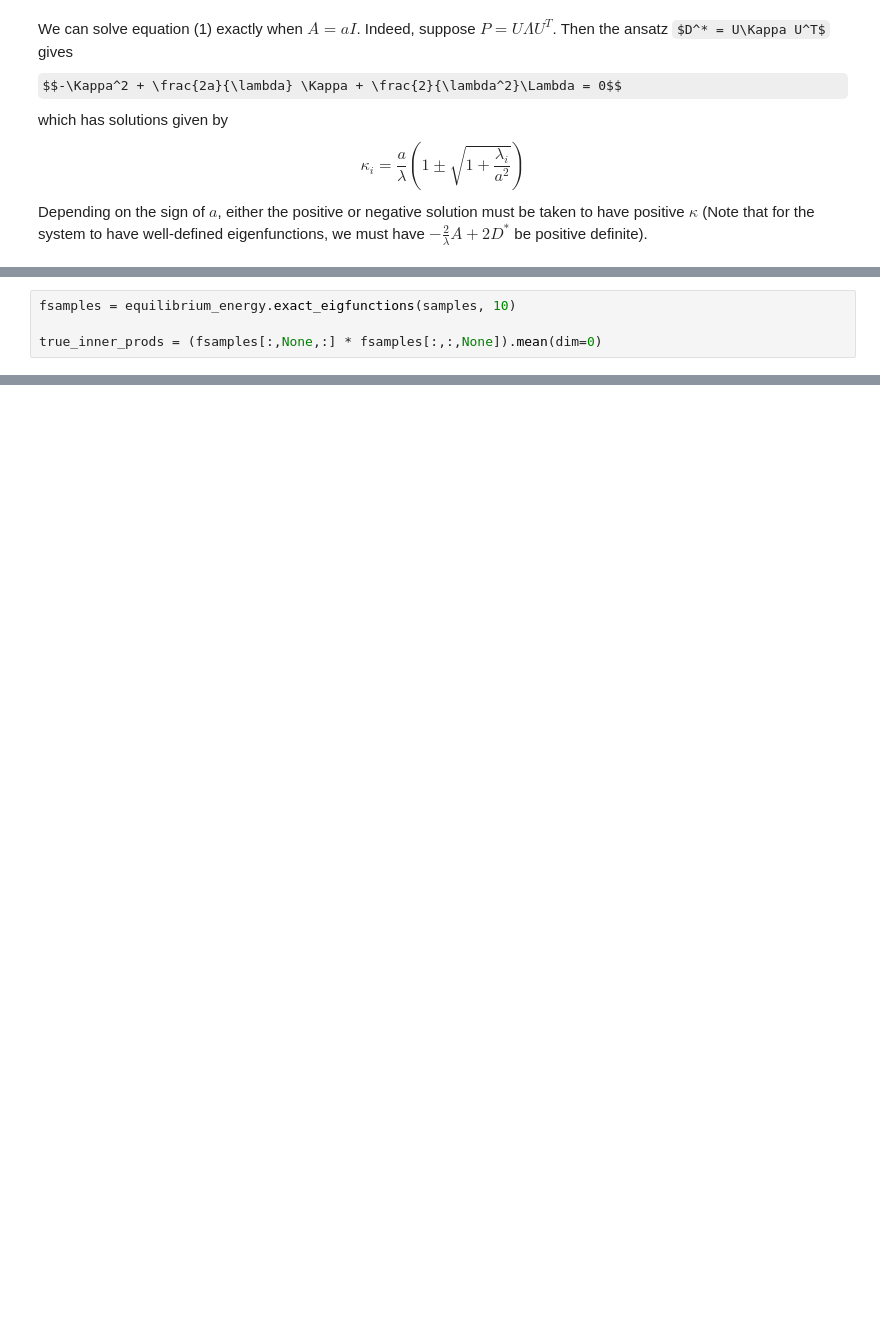
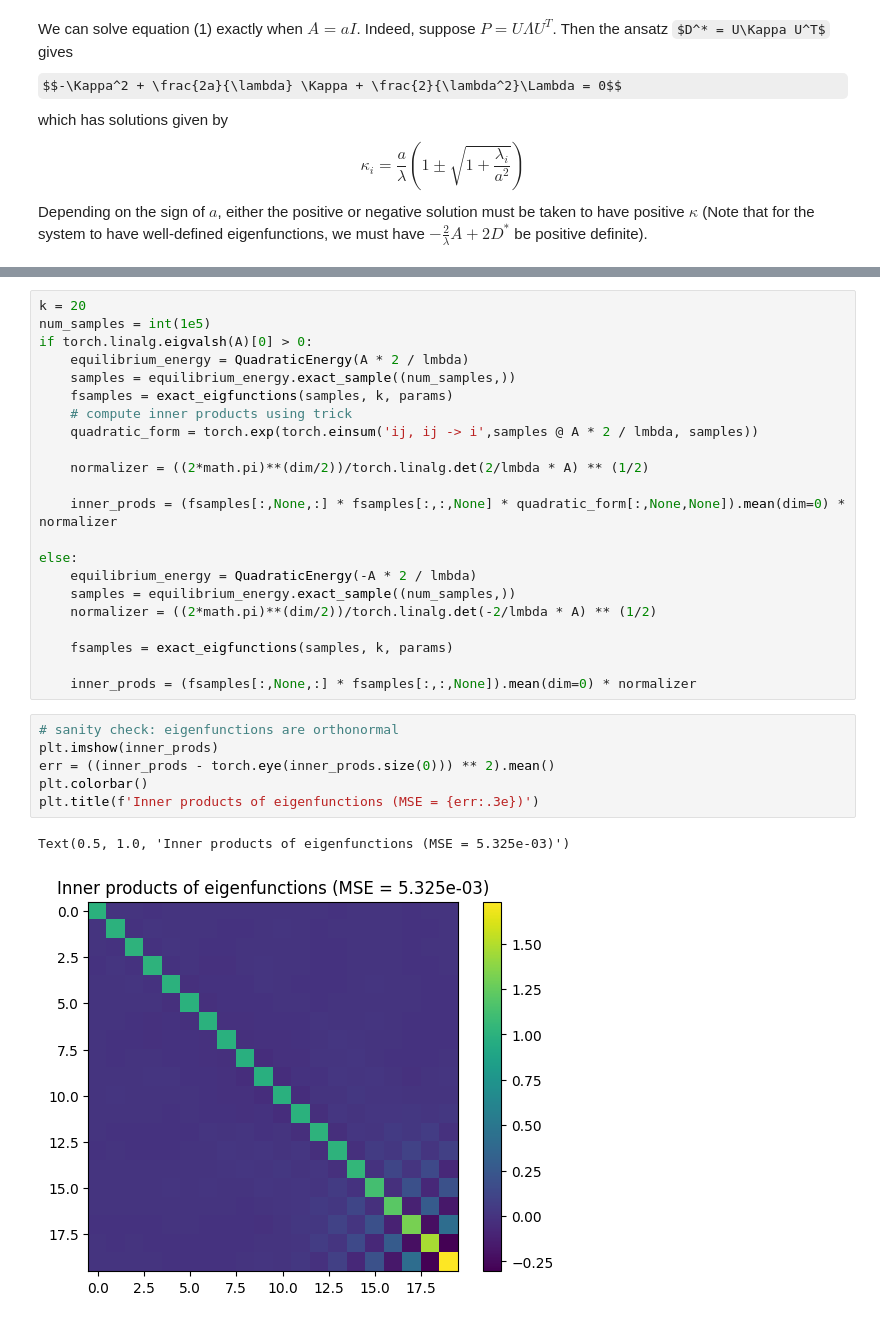
Before and after one commit to lclaeys/eigenfunction-solver, a Jupyter notebook: clean_notebooks/optimalcontrol.ipynb, the cells around one changed output, grey strips where cells are left out. Cells and saved outputs as stored; diff of their text form; some formulas as TeX source; blank space fills up the shorter version.

```diff
--- a/clean_notebooks/optimalcontrol.ipynb
+++ b/clean_notebooks/optimalcontrol.ipynb
@@ -382,4 +264,0 @@ plt.colorbar()
-# %%
-fsamples = equilibrium_energy.exact_eigfunctions(samples, 10)
-
-true_inner_prods = (fsamples[:,None,:] * fsamples[:,:,None]).mean(dim=0)
@@ -418,0 +413,31 @@ Text(0.5, 1.0, 'Old operator inner products')
+# %%
+k = 20
+num_samples = int(1e5)
+if torch.linalg.eigvalsh(A)[0] > 0:
+    equilibrium_energy = QuadraticEnergy(A * 2 / lmbda)
+    samples = equilibrium_energy.exact_sample((num_samples,))
+    fsamples = exact_eigfunctions(samples, k, params)
+    # compute inner products using trick
+    quadratic_form = torch.exp(torch.einsum('ij, ij -> i',samples @ A * 2 / lmbda, samples))
+
+    normalizer = ((2*math.pi)**(dim/2))/torch.linalg.det(2/lmbda * A) ** (1/2)
+
+    inner_prods = (fsamples[:,None,:] * fsamples[:,:,None] * quadratic_form[:,None,None]).mean(dim=0) * normalizer
+
+else:
+    equilibrium_energy = QuadraticEnergy(-A * 2 / lmbda)
+    samples = equilibrium_energy.exact_sample((num_samples,))
+    normalizer = ((2*math.pi)**(dim/2))/torch.linalg.det(-2/lmbda * A) ** (1/2)
+
+    fsamples = exact_eigfunctions(samples, k, params)
+
+    inner_prods = (fsamples[:,None,:] * fsamples[:,:,None]).mean(dim=0) * normalizer
+# %%
+# sanity check: eigenfunctions are orthonormal
+plt.imshow(inner_prods)
+err = ((inner_prods - torch.eye(inner_prods.size(0))) ** 2).mean()
+plt.colorbar()
+plt.title(f'Inner products of eigenfunctions (MSE = {err:.3e})')
+# %% [output]
+Text(0.5, 1.0, 'Inner products of eigenfunctions (MSE = 5.325e-03)')
+[figure, added]
```
Also changed, not shown: parts of 47 cells of this notebook, 2 other files.
